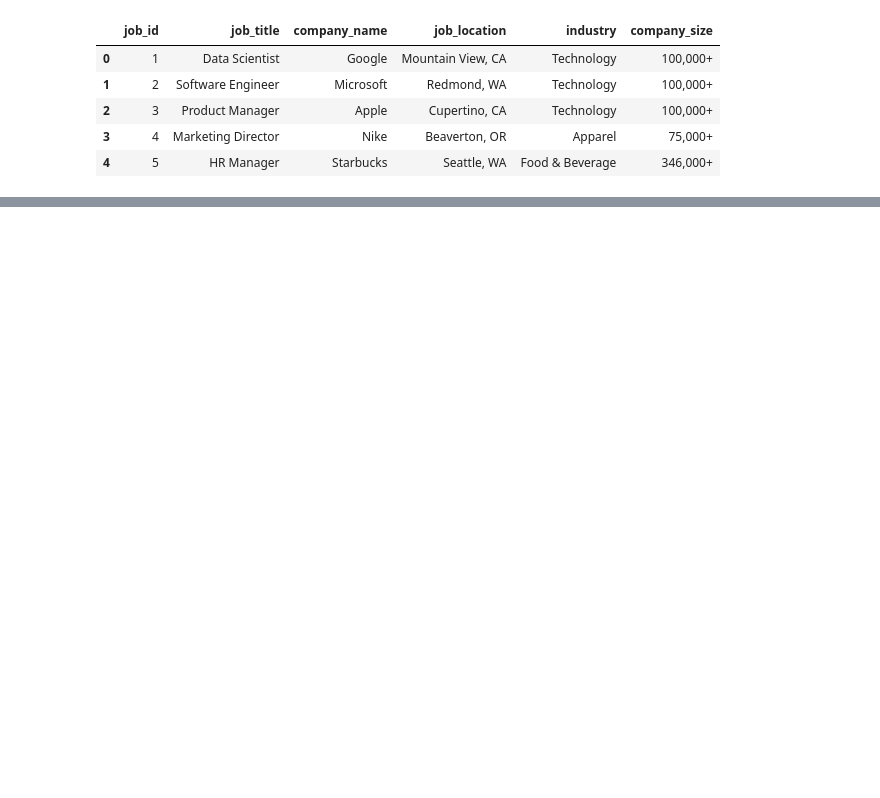
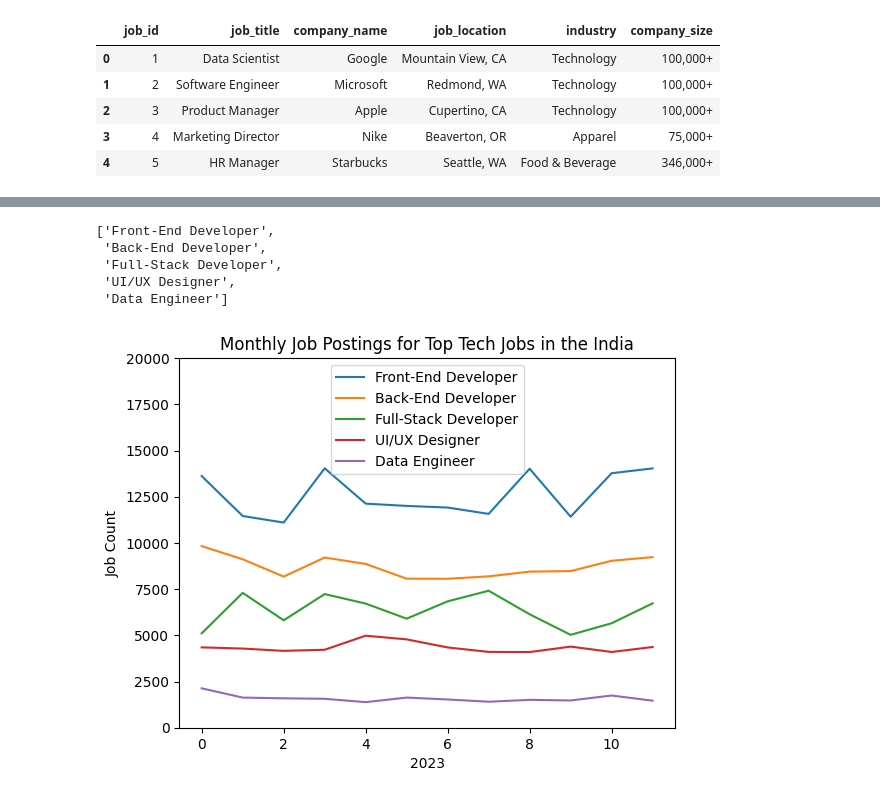
Before and after one commit to Mugil1410/Data-analysis-with-python, a Jupyter notebook: 2_Advanced/7_Merge_DataFrame.ipynb, the cells around one changed output, grey strips where cells are left out. Cells and saved outputs as stored; diff of their text form; code cells hidden in the pictures; blank space fills up the shorter version.

```diff
--- a/2_Advanced/7_Merge_DataFrame.ipynb
+++ b/2_Advanced/7_Merge_DataFrame.ipynb
@@ -38,0 +55,10 @@ df_jobs.merge(df_companies,on='company_name')
+# %%
+df_india = df[df['job_country'] == 'India'].copy()
+df_india['job_posted_month'] = df_india['job_posted_date'].dt.strftime('%B')
+df_india = df_india.pivot_table(index='job_posted_month',columns='job_title_short',aggfunc='size')
+df_india = df_india.reset_index()
+df_india['job_posted_month_no'] = pd.to_datetime(df_india['job_posted_month'],format='%B').dt.month
+df_india = df_india.sort_values('job_posted_month_no')
+df_india = df_india.set_index('job_posted_month')
+df_india = df_india.drop(columns='job_posted_month_no')
+df_india
@@ -38,0 +80,3 @@ df_jobs.merge(df_companies,on='company_name')
+# %%
+df_india_software_pivot=pd.read_csv('https://lukeb.co/software_csv')
+df_india_software_pivot
@@ -38,0 +97,3 @@ df_jobs.merge(df_companies,on='company_name')
+# %%
+df_merged=df_india.merge(df_india_software_pivot,on='job_posted_month')
+df_merged
@@ -38,0 +114,19 @@ df_jobs.merge(df_companies,on='company_name')
+# %%
+top_5 = df_merged.sum(numeric_only=True).sort_values(ascending=False).head(5).index.to_list()
+top_5
+# %% [output]
+['Front-End Developer',
+ 'Back-End Developer',
+ 'Full-Stack Developer',
+ 'UI/UX Designer',
+ 'Data Engineer']
+# %%
+df_merged[top_5].plot(kind='line')
+plt.title('Monthly Job Postings for Top Tech Jobs in the India')
+plt.xlabel('2023')
+plt.ylabel('Job Count')
+plt.ylim(0,20000)
+plt.legend()
+plt.show()
+# %% [output]
+[figure, added]
```
Also changed, not shown: parts of 4 cells of this notebook, 7 other files.
